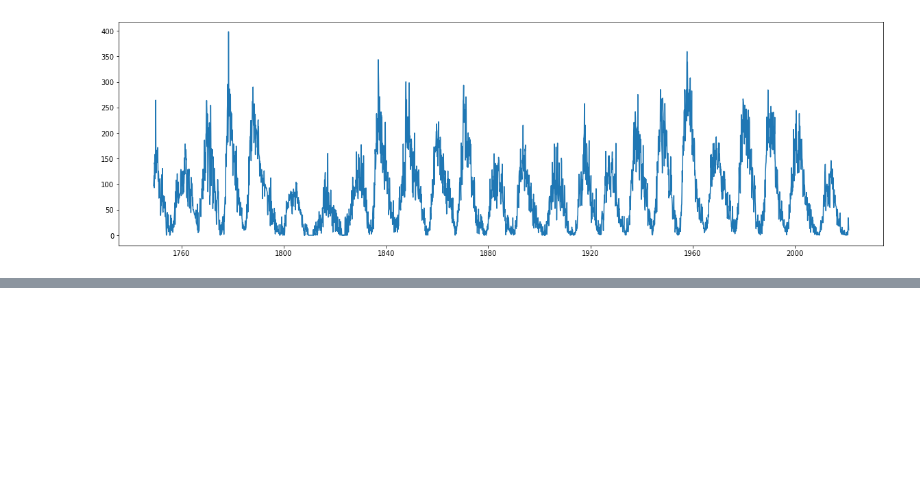
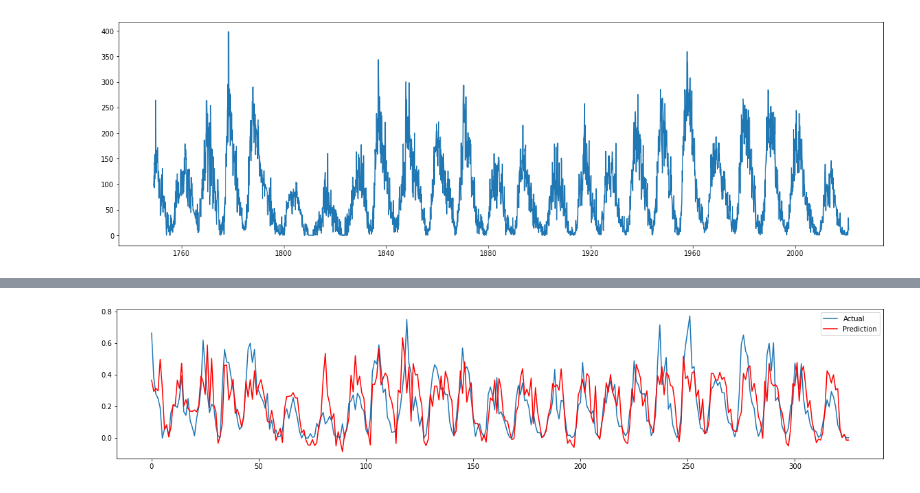
Before and after one commit to brainmentorspvtltd/TP_ML_March_2022, a Jupyter notebook: DeepLearningTP/RNN/RNN_TimeSeries.ipynb, the cells around one changed output, grey strips where cells are left out. Saved outputs shown, nothing was run; the diff lists cells and outputs as text; code cells hidden in the pictures; blank space fills up the shorter version.

```diff
--- a/DeepLearningTP/RNN/RNN_TimeSeries.ipynb
+++ b/DeepLearningTP/RNN/RNN_TimeSeries.ipynb
@@ -64,0 +107,2 @@ _________________________________________________________________
+# %%
+y = data[target_indexes]
@@ -64,0 +113,3 @@ _________________________________________________________________
+# %%
+split_ratio = 0.8
+split = int(n_rows * split_ratio)
@@ -64,0 +120,5 @@ _________________________________________________________________
+# %%
+x_train = X[:split]
+y_train = y[:split]
+x_test = X[split:]
+y_test = y[split:]
@@ -64,0 +133,2 @@ _________________________________________________________________
+# %%
+model.fit(x_train, y_train, validation_data=(x_test, y_test), epochs=10)
@@ -64,0 +157,11 @@ _________________________________________________________________
+# %%
+plt.figure(figsize=(20,4))
+actual_data = np.append(y_train, y_test)
+y_pred_train = model.predict(x_train)
+y_pred_test = model.predict(x_test)
+pred = np.append(y_pred_train, y_pred_test)
+plt.plot(range(n_rows), actual_data, label="Actual")
+plt.plot(range(n_rows), pred, color='red', label="Prediction")
+plt.legend()
+plt.show()
+# %% [output]
@@ -64,0 +170 @@ _________________________________________________________________
+[figure, added]
```
Also changed, not shown: parts of 53 cells of this notebook.
